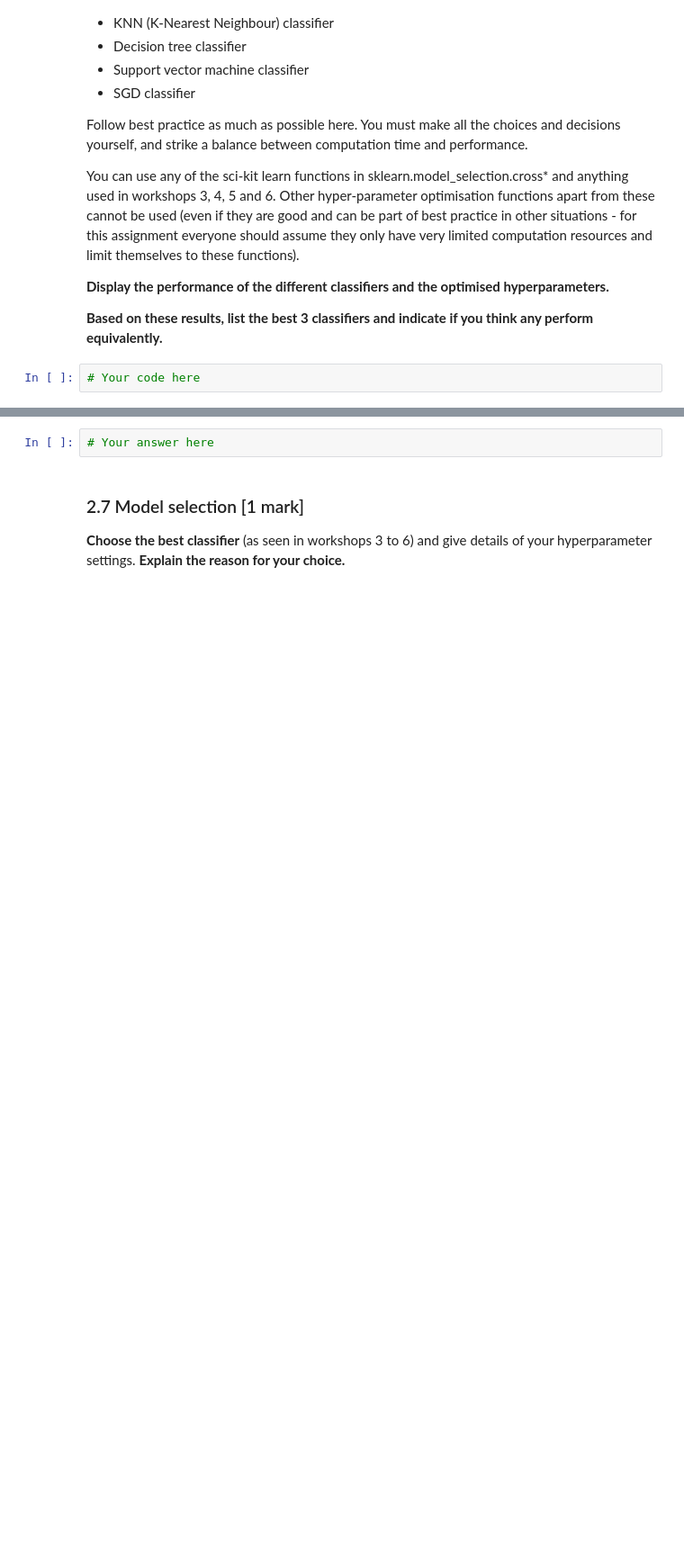
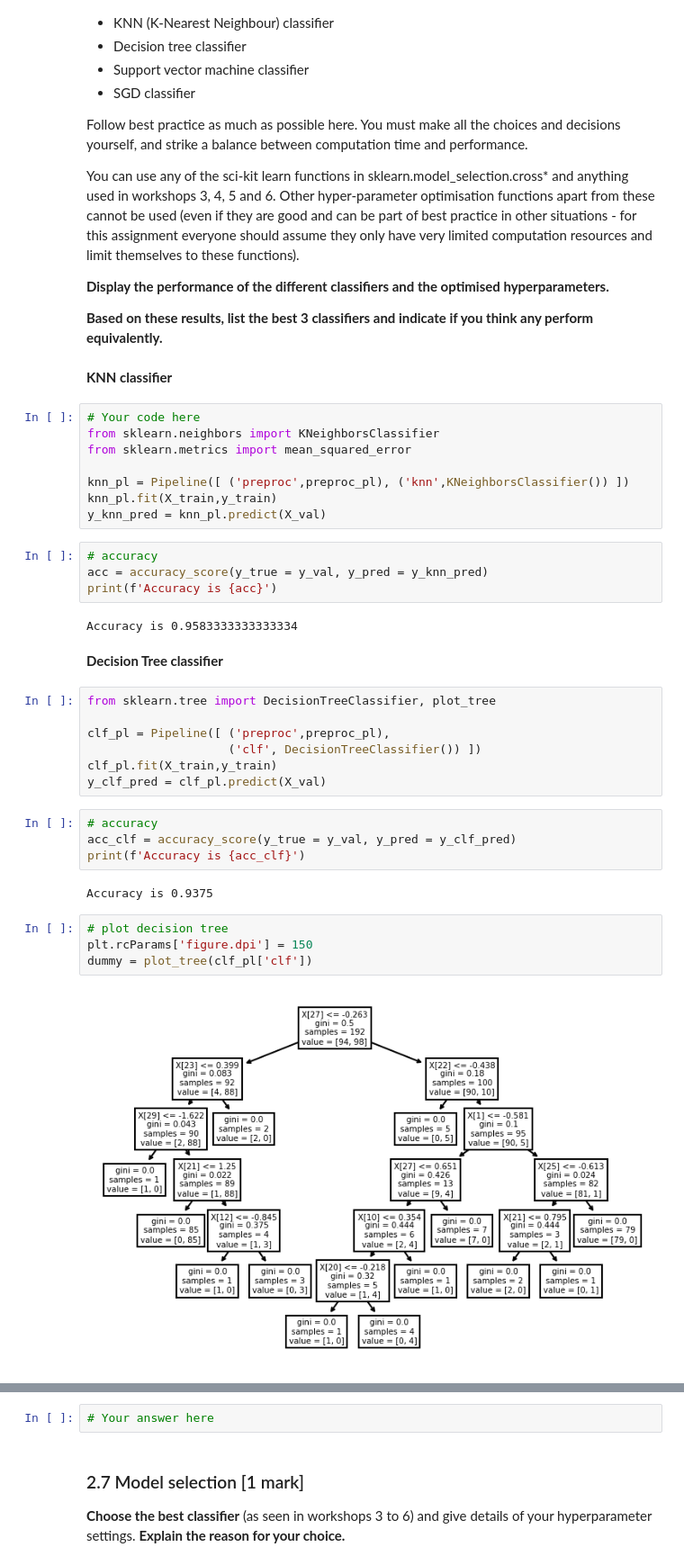
Before and after one commit to XiaoLinZzz/Machine-learning, a Jupyter notebook: A2/A2_template_2022.ipynb, the cells around one changed output, grey strips where cells are left out. Shown at 90% size. Cells and saved outputs as stored; diff of their text form; blank space fills up the shorter version.

```diff
--- a/A2/A2_template_2022.ipynb
+++ b/A2/A2_template_2022.ipynb
@@ -288,5 +436,40 @@ You can use any of the sci-kit learn functions in sklearn.model_selection.cross*
 **Display the performance of the different classifiers and the optimised hyperparameters.**
 
 **Based on these results, list the best 3 classifiers and indicate if you think any perform equivalently.**
-# %%
-# Your code here
+# %% [markdown]
+**KNN classifier**
+# %%
+# Your code here
+from sklearn.neighbors import KNeighborsClassifier
+from sklearn.metrics import mean_squared_error
+
+knn_pl = Pipeline([ ('preproc',preproc_pl), ('knn',KNeighborsClassifier()) ])
+knn_pl.fit(X_train,y_train)
+y_knn_pred = knn_pl.predict(X_val)
+# %%
+# accuracy
+acc = accuracy_score(y_true = y_val, y_pred = y_knn_pred)
+print(f'Accuracy is {acc}')
+# %% [output]
+Accuracy is 0.9583333333333334
+# %% [markdown]
+**Decision Tree classifier**
+# %%
+from sklearn.tree import DecisionTreeClassifier, plot_tree
+
+clf_pl = Pipeline([ ('preproc',preproc_pl),
+                    ('clf', DecisionTreeClassifier()) ])
+clf_pl.fit(X_train,y_train)
+y_clf_pred = clf_pl.predict(X_val)
+# %%
+# accuracy
+acc_clf = accuracy_score(y_true = y_val, y_pred = y_clf_pred)
+print(f'Accuracy is {acc_clf}')
+# %% [output]
+Accuracy is 0.9375
+# %%
+# plot decision tree
+plt.rcParams['figure.dpi'] = 150
+dummy = plot_tree(clf_pl['clf'])
+# %% [output]
+[figure, added]
```
Also changed, not shown: parts of 31 cells of this notebook, 3 other files.
